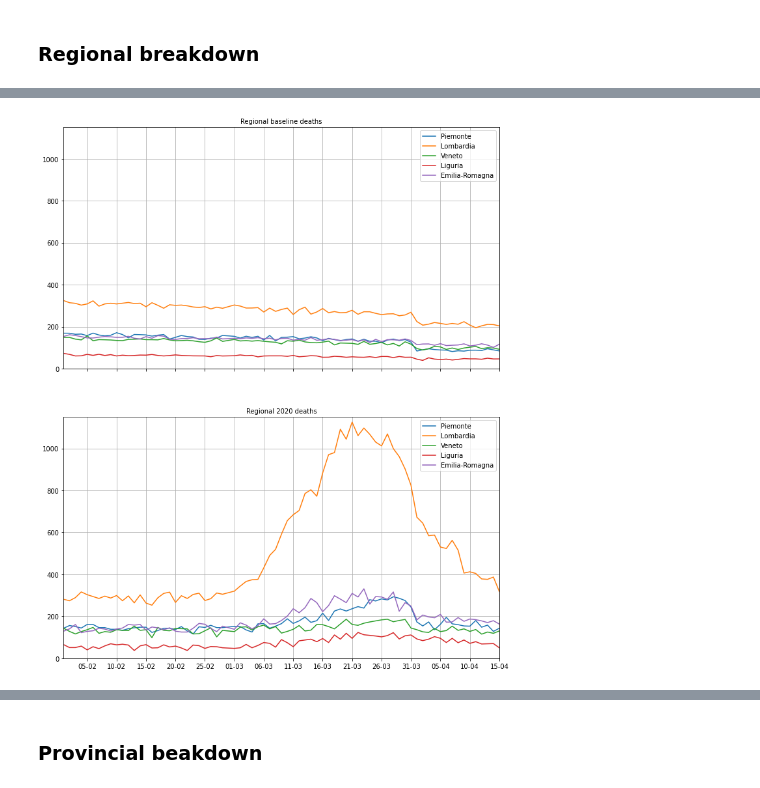
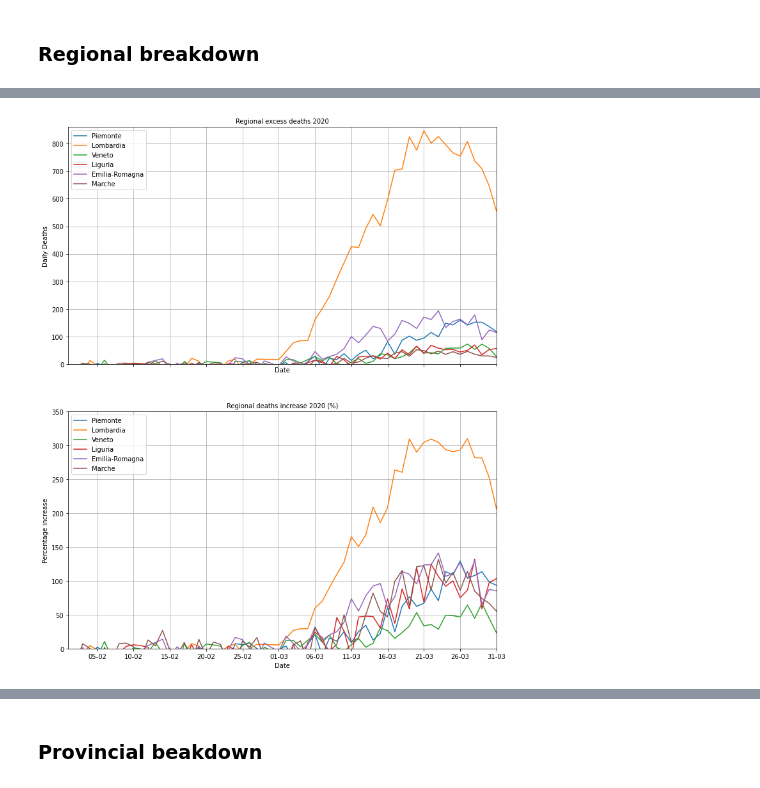
Before and after one commit to Andrampa/covid_analysis, a Jupyter notebook: Calculating_real_COVID_death_toll.ipynb, the cells around one changed output, grey strips where cells are left out. Saved outputs shown, nothing was run; the diff lists cells and outputs as text; code cells hidden in the pictures.

```diff
--- a/Calculating_real_COVID_death_toll.ipynb
+++ b/Calculating_real_COVID_death_toll.ipynb
@@ -8,8 +8,10 @@ from matplotlib.dates import DateFormatter
 import matplotlib.dates as mdates
 params = {'axes.grid': True,
           'axes.titlesize': 10,
-          'axes.labelsize' : 9,
-          'figure.figsize' : [12, 5]}
+          'axes.labelsize' : 10,
+          'figure.figsize' : [12, 5],
+          'xtick.labelsize' : 10,
+          'ytick.labelsize' : 10}
 plt.rcParams.update(params)
 # %% [markdown]
 ### Preparing the data
@@ -23,8 +25,8 @@ df.rename({"REG": "reg_code","NOME_REGIONE": "reg_name", "NOME_PROVINCIA": "prov
 df_sampled = df[df['deaths_2020']!='n.d.'].copy()
 df_sampled['deaths_2020'] = df_sampled['deaths_2020'].astype(int)
 # %%
-df_sampled = df_sampled[df_sampled['mmdd']>131]#.copy() #keep only from 1 feb
-df_sampled = df_sampled[df_sampled['mmdd']<416]#.copy() #keep only until first of april
+df_sampled = df_sampled[df_sampled['mmdd']>131]#.copy() #keep only from 1st feb
+df_sampled = df_sampled[df_sampled['mmdd']<401]#.copy() #keep only until 1st apr
 # %%
 df_sampled['baseline_deaths'] = df_sampled[['deaths_2019', 'deaths_2018','deaths_2017','deaths_2016','deaths_2015']].mean(axis=1)
 df_sampled['excess_deaths'] = df_sampled['deaths_2020'] - df_sampled['baseline_deaths']
@@ -97,20 +138,23 @@ df_regions_dataseries_filtered = df_regions_dataseries[df_regions_dataseries['re
 # %%
-fig, (ax1, ax2) = plt.subplots(nrows = 2, ncols = 1,sharex=True,figsize=(12, 15))
+fig, (ax1, ax2) = plt.subplots(nrows=2, ncols=1, sharex=True, figsize=(12, 15))
 for key, grp in df_regions_dataseries_filtered.groupby(['reg_code']):
-    ax1.plot(grp['date'], grp['baseline_deaths'], label = grp['reg_name'].iloc[0])
-    ax2.plot(grp['date'], grp['deaths_2020'], label=grp['reg_name'].iloc[0])
+    ax1.plot(grp['date'], grp['excess_deaths'], label=grp['reg_name'].iloc[0])
+    ax2.plot(grp['date'], grp['perc_excess'], label=grp['reg_name'].iloc[0])
 date_form = DateFormatter("%d-%m")
 ax1.xaxis.set_major_formatter(date_form)
-ax1.xaxis.set_major_locator(mdates.DayLocator(interval = 5))
+ax1.xaxis.set_major_locator(mdates.DayLocator(interval=5))
 handles, labels = plt.gca().get_legend_handles_labels()
 by_label = dict(zip(labels, handles))
-ax1.legend(by_label.values(), by_label.keys(),loc='best',ncol=1)
-ax2.legend(by_label.values(), by_label.keys(),loc='best',ncol=1)
-ax1.set(title='Regional baseline deaths')
-ax2.set(title='Regional 2020 deaths')
+ax1.legend(by_label.values(), by_label.keys(), loc='best', ncol=1)
+ax2.legend(by_label.values(), by_label.keys(), loc='best', ncol=1)
+ax1.set(title='Regional excess deaths 2020')
+ax2.set(title='Regional deaths increase 2020 (%)')
 ax1.set_xlim([grp['date'].iloc[0], grp['date'].iloc[-1]])
-ax1.set_ylim([0, 1150])
-ax2.set_ylim([0, 1150])
+ax1.set_ylim([0, 860])
+ax2.set_ylim([0, 350])
+plt.setp((ax1), ylabel='Daily Deaths')
+plt.setp((ax2), ylabel='Percentage increase')
+plt.setp((ax1, ax2), xlabel='Date')
 plt.show()
 # %% [output]
-[figure, old version]
+[figure, new version]
```
Also changed, not shown: parts of 24 cells of this notebook.
